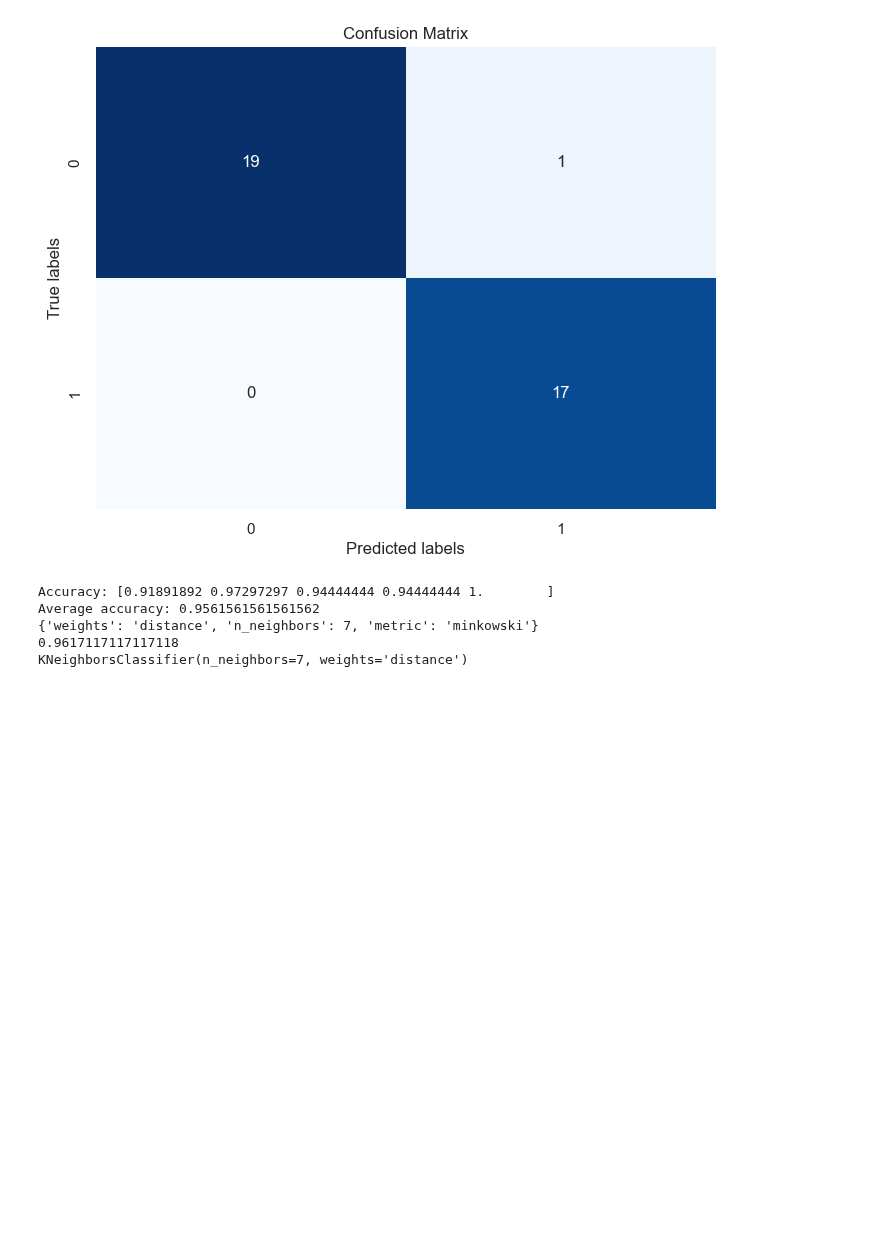
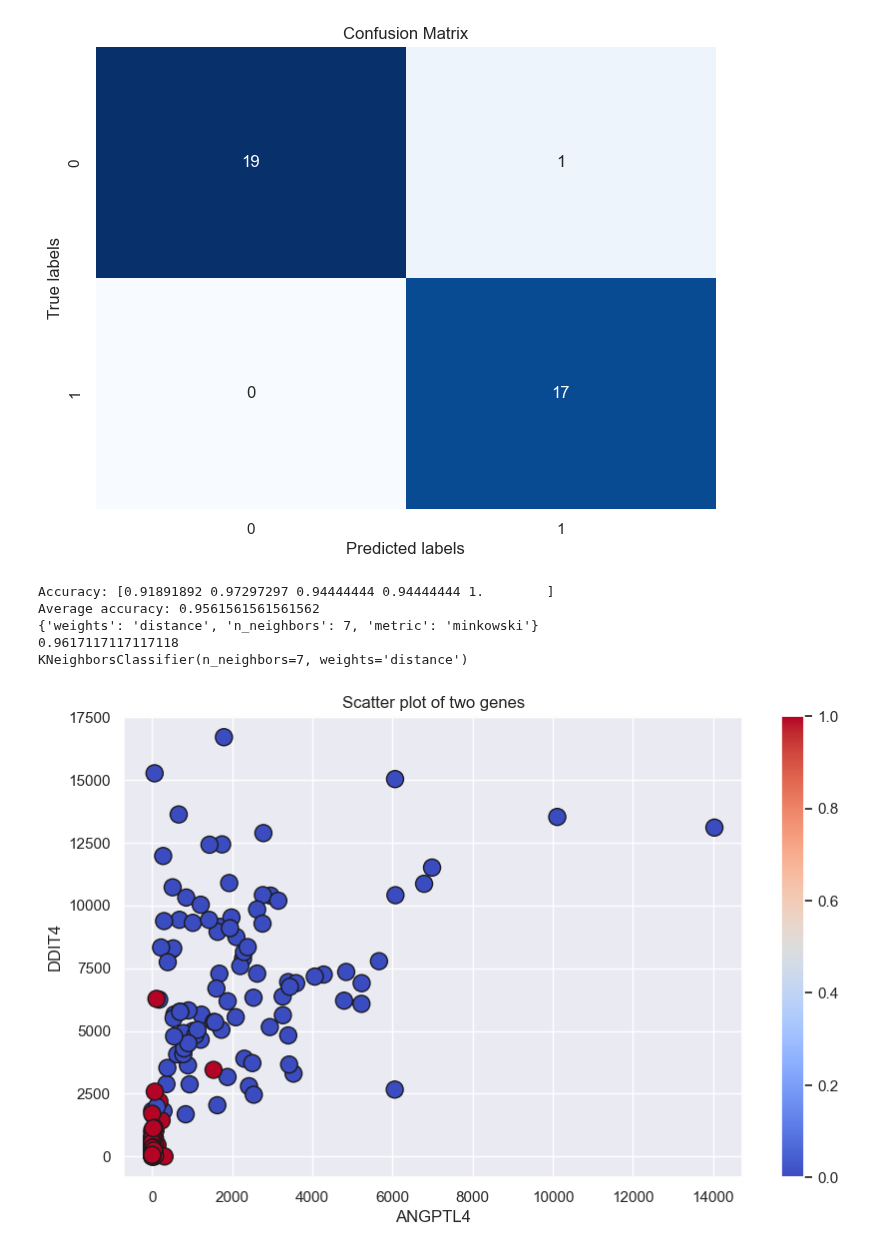
Before and after one commit to eghirardo/ai_lab, a Jupyter notebook: 3. HCC1806_training.ipynb, the cells around one changed output. Drawn from its saved outputs; the diff is of its cells as text; code cells hidden in the pictures; blank space fills up the shorter version.

```diff
--- a/3. HCC1806_training.ipynb
+++ b/3. HCC1806_training.ipynb
@@ -341,3 +341,17 @@ Average accuracy: 0.9561561561561562
 {'weights': 'distance', 'n_neighbors': 7, 'metric': 'minkowski'}
 0.9617117117117118
 KNeighborsClassifier(n_neighbors=7, weights='distance')
+# %%
+#we do som e visualization
+# Create a scatter plot
+plt.figure(figsize=(10, 6))
+
+plt.scatter(X['ANGPTL4'], X['DDIT4'], c=y, cmap='coolwarm', edgecolor='k', s=150)
+
+plt.xlabel('ANGPTL4')
+plt.ylabel('DDIT4')
+plt.title('Scatter plot of two genes')
+plt.colorbar()
+plt.show()
+# %% [output]
+[figure, added]
```
